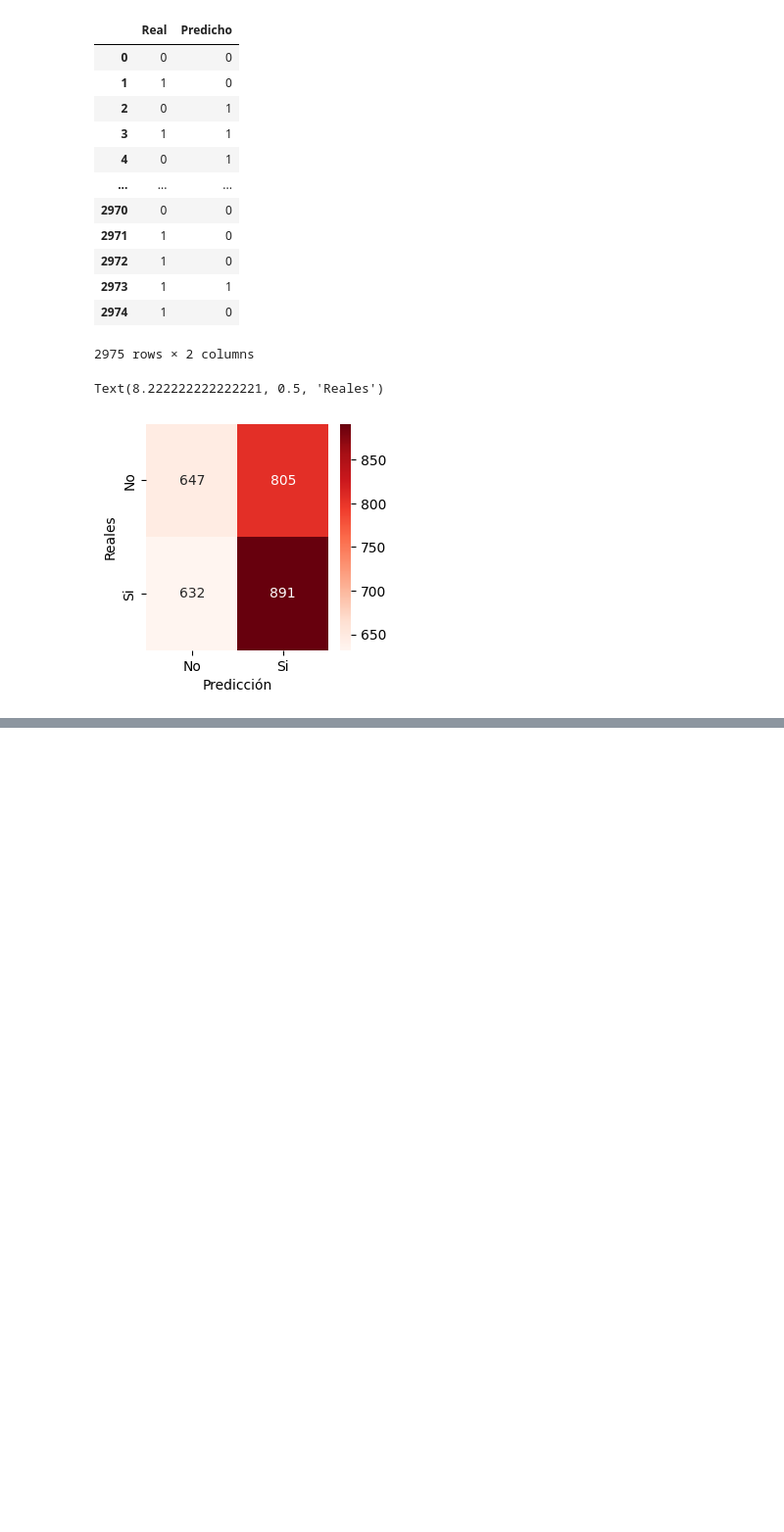
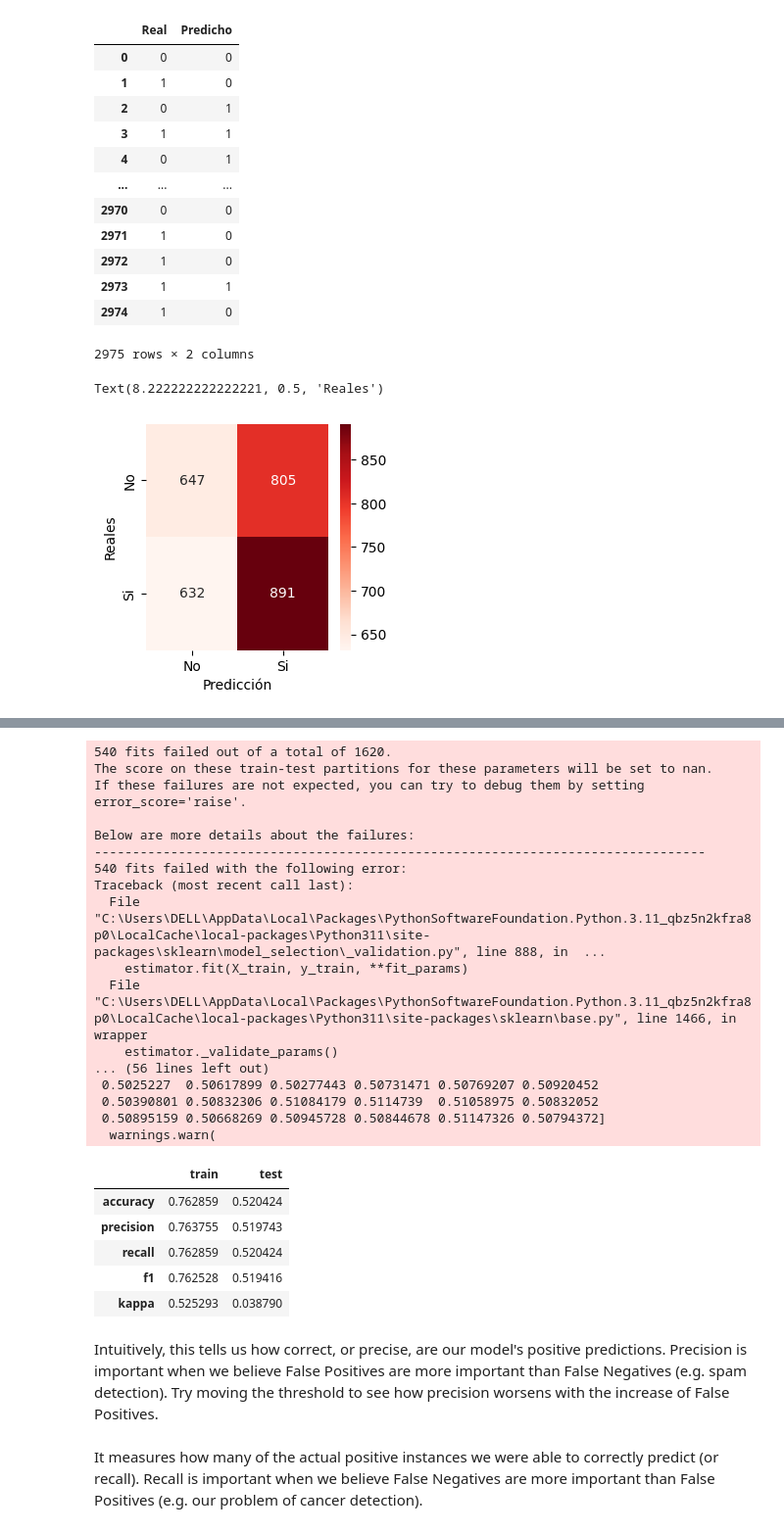
Before and after one commit to ngcarvajall/modelo_clasificacion, a Jupyter notebook: modulo8.2.ipynb, the cells around one changed output, grey strips where cells are left out. Shown: that part at 98% size. Drawn from its saved outputs; the diff is of its cells as text; code cells hidden in the pictures; blank space fills up the shorter version.

```diff
--- a/modulo8.2.ipynb
+++ b/modulo8.2.ipynb
@@ -231,0 +231,38 @@ plt.ylabel('Ratio de verdaderos positivos')
+# %%
+# instanciamos la clase de regresión logistica
+logistica = sal.AnalisisModelosClasificacion(dataframe = df, variable_dependiente = "is_fraudulent")
+
+# llamamos a la función para ajustar el modelo
+logistica.ajustar_modelo("random_forest")
+
+# llamamos al metodo para obtener los resultaods de las predicciones
+df_resultados = logistica.calcular_metricas(modelo_nombre =  "random_forest" )
+df_resultados.head()
+# %% [output]
+540 fits failed out of a total of 1620.
+The score on these train-test partitions for these parameters will be set to nan.
+If these failures are not expected, you can try to debug them by setting error_score='raise'.
+
+Below are more details about the failures:
+--------------------------------------------------------------------------------
+540 fits failed with the following error:
+Traceback (most recent call last):
+  File "C:\Users\DELL\AppData\Local\Packages\PythonSoftwareFoundation.Python.3.11_qbz5n2kfra8p0\LocalCache\local-packages\Python311\site-packages\sklearn\model_selection\_validation.py", line 888, in  ...
+    estimator.fit(X_train, y_train, **fit_params)
+  File "C:\Users\DELL\AppData\Local\Packages\PythonSoftwareFoundation.Python.3.11_qbz5n2kfra8p0\LocalCache\local-packages\Python311\site-packages\sklearn\base.py", line 1466, in wrapper
+    estimator._validate_params()
+... (56 lines left out)
+ 0.5025227  0.50617899 0.50277443 0.50731471 0.50769207 0.50920452
+ 0.50390801 0.50832306 0.51084179 0.5114739  0.51058975 0.50832052
+ 0.50895159 0.50668269 0.50945728 0.50844678 0.51147326 0.50794372]
+  warnings.warn(
+|  | train | test |
+| accuracy | 0.762859 | 0.520424 |
+| precision | 0.763755 | 0.519743 |
+| recall | 0.762859 | 0.520424 |
+| f1 | 0.762528 | 0.519416 |
+| kappa | 0.525293 | 0.038790 |
+# %% [markdown]
+Intuitively, this tells us how correct, or precise, are our model's positive predictions. Precision is important when we believe False Positives are more important than False Negatives (e.g. spam detection). Try moving the threshold to see how precision worsens with the increase of False Positives.
+# %% [markdown]
+It measures how many of the actual positive instances we were able to correctly predict (or recall). Recall is important when we believe False Negatives are more important than False Positives (e.g. our problem of cancer detection).
```
Also changed, not shown: parts of 8 cells of this notebook, 1 other file.
